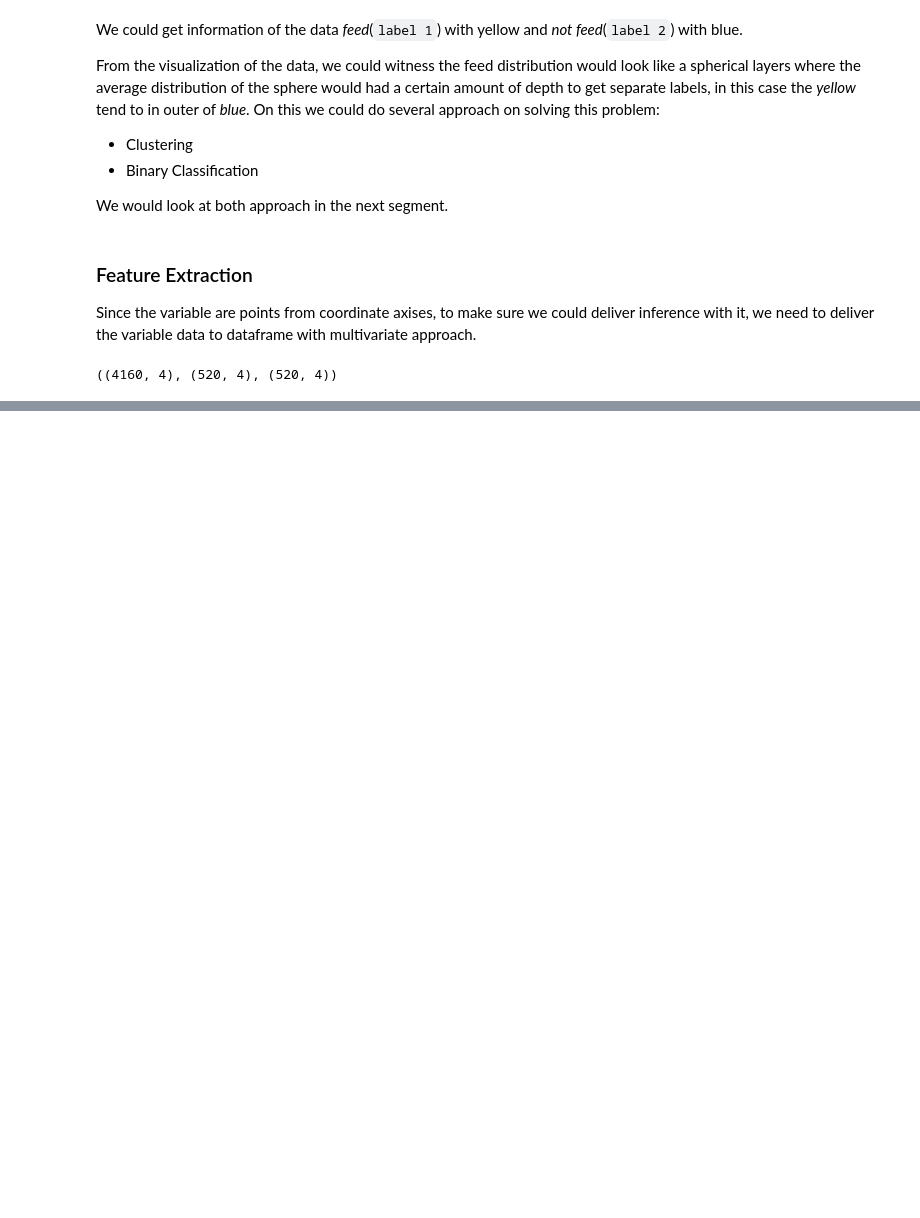
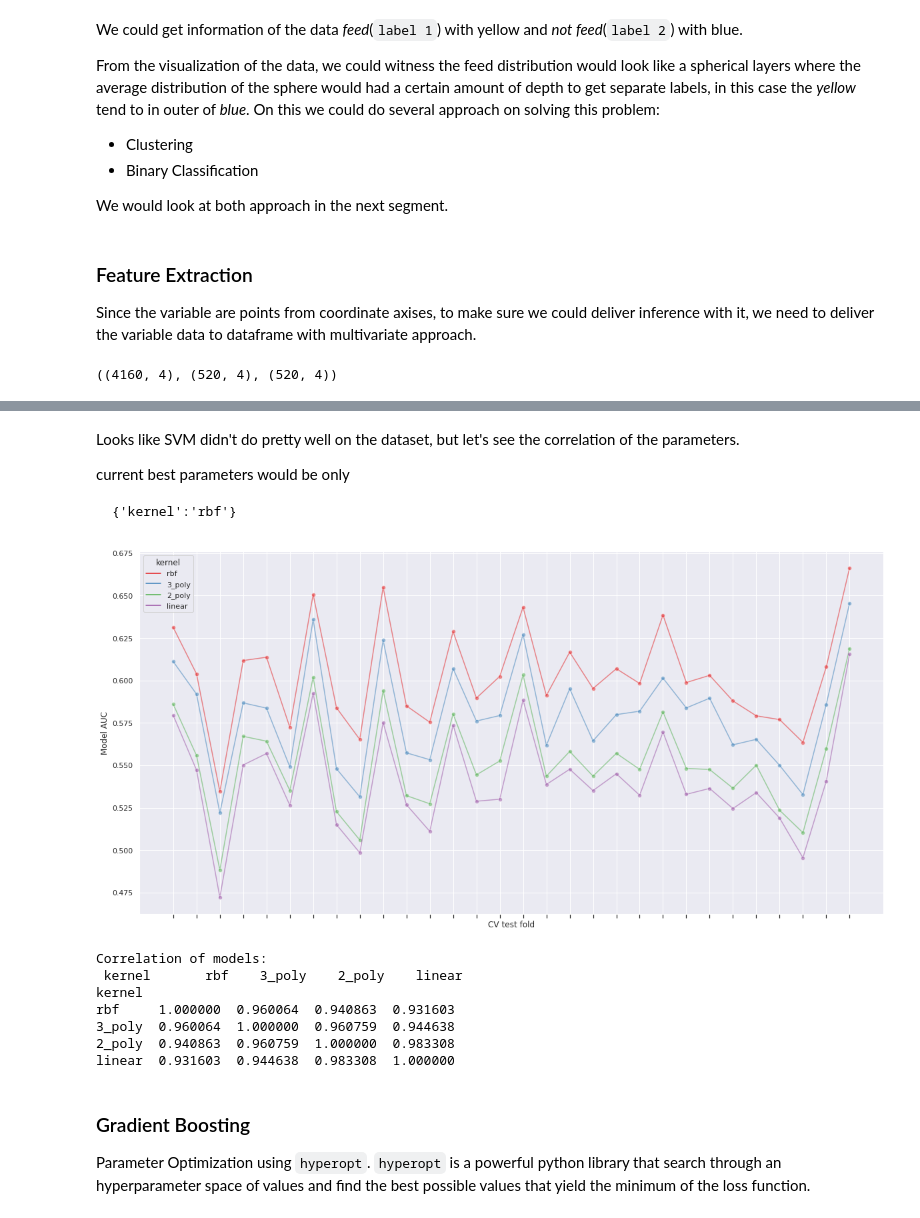
Before and after one commit to sanggusti/fisher-eater, a Jupyter notebook: fisher_eater.ipynb, the cells around one changed output, grey strips where cells are left out. Drawn from its saved outputs; the diff is of its cells as text; code cells hidden in the pictures; blank space fills up the shorter version.

````diff
--- a/fisher_eater.ipynb
+++ b/fisher_eater.ipynb
@@ -295,0 +355,2 @@ print(round(RF.score(predictors, target), 4))
+# %%
+rf_random.fit(predictors, target)
@@ -295,0 +394,12 @@ print(round(RF.score(predictors, target), 4))
+# %%
+# using best parameters
+RF = RandomForestClassifier(
+        n_estimators=20,
+        min_samples_split=6,
+        min_samples_leaf=4,
+        max_depth=10,
+        bootstrap=True
+    )
+RF.fit(predictors, target.ravel())
+RF.predict(predictors)
+print(round(RF.score(predictors, target), 4))
@@ -295,0 +433,2 @@ print(round(RF.score(predictors, target), 4))
+# %%
+search.fit(predictors, target.ravel())
@@ -295,0 +442,7 @@ print(round(RF.score(predictors, target), 4))
+# %%
+results_df = pd.DataFrame(search.cv_results_)
+results_df = results_df.sort_values(by=["rank_test_score"])
+results_df = results_df.set_index(
+    results_df["params"].apply(lambda x: "_".join(str(val) for val in x.values()))
+).rename_axis("kernel")
+results_df[["params", "rank_test_score", "mean_test_score", "std_test_score"]]
@@ -295,0 +456,41 @@ print(round(RF.score(predictors, target), 4))
+# %% [markdown]
+Looks like SVM didn't do pretty well on the dataset, but let's see the correlation of the parameters.
+
+current best parameters would be only
+```
+{'kernel':'rbf'}
+```
+# %%
+# create df of model scores ordered by performance
+model_scores = results_df.filter(regex=r"split\d*_test_score")
+
+# plot 30 examples of dependency between cv fold and AUC scores
+fig, ax = plt.subplots()
+sns.lineplot(
+    data=model_scores.transpose().iloc[:30],
+    dashes=False,
+    palette="Set1",
+    marker="o",
+    alpha=0.5,
+    ax=ax,
+)
+ax.set_xlabel("CV test fold", size=12, labelpad=10)
+ax.set_ylabel("Model AUC", size=12)
+ax.tick_params(bottom=True, labelbottom=False)
+plt.show()
+
+# print correlation of AUC scores across folds
+print(f"Correlation of models:\n {model_scores.transpose().corr()}")
+# %% [output]
+[figure, added]
+Correlation of models:
+ kernel       rbf    3_poly    2_poly    linear
+kernel
+rbf     1.000000  0.960064  0.940863  0.931603
+3_poly  0.960064  1.000000  0.960759  0.944638
+2_poly  0.940863  0.960759  1.000000  0.983308
+linear  0.931603  0.944638  0.983308  1.000000
+# %% [markdown]
+### Gradient Boosting
+
+Parameter Optimization using `hyperopt`. `hyperopt` is a powerful python library that search through an hyperparameter space of values and find the best possible values that yield the minimum of the loss function.
````
Also changed, not shown: parts of 38 cells of this notebook.
